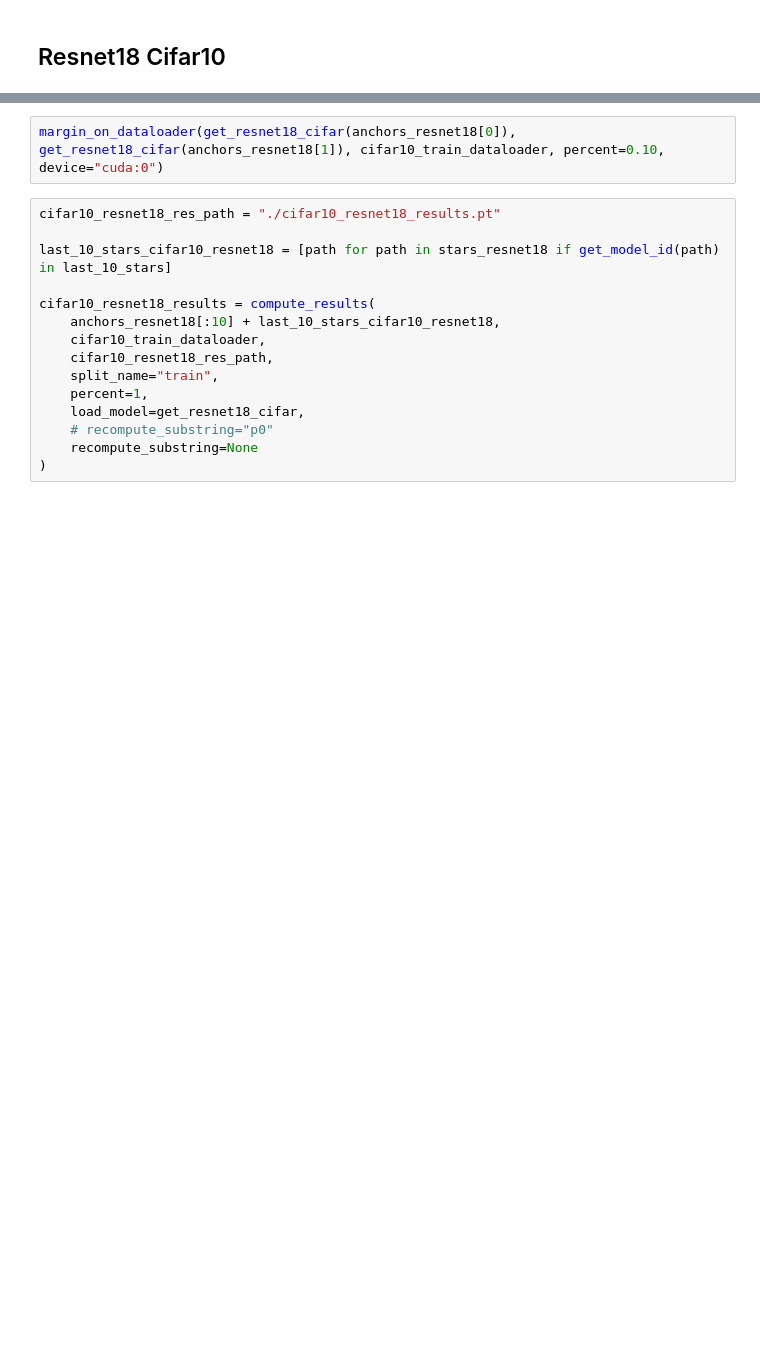
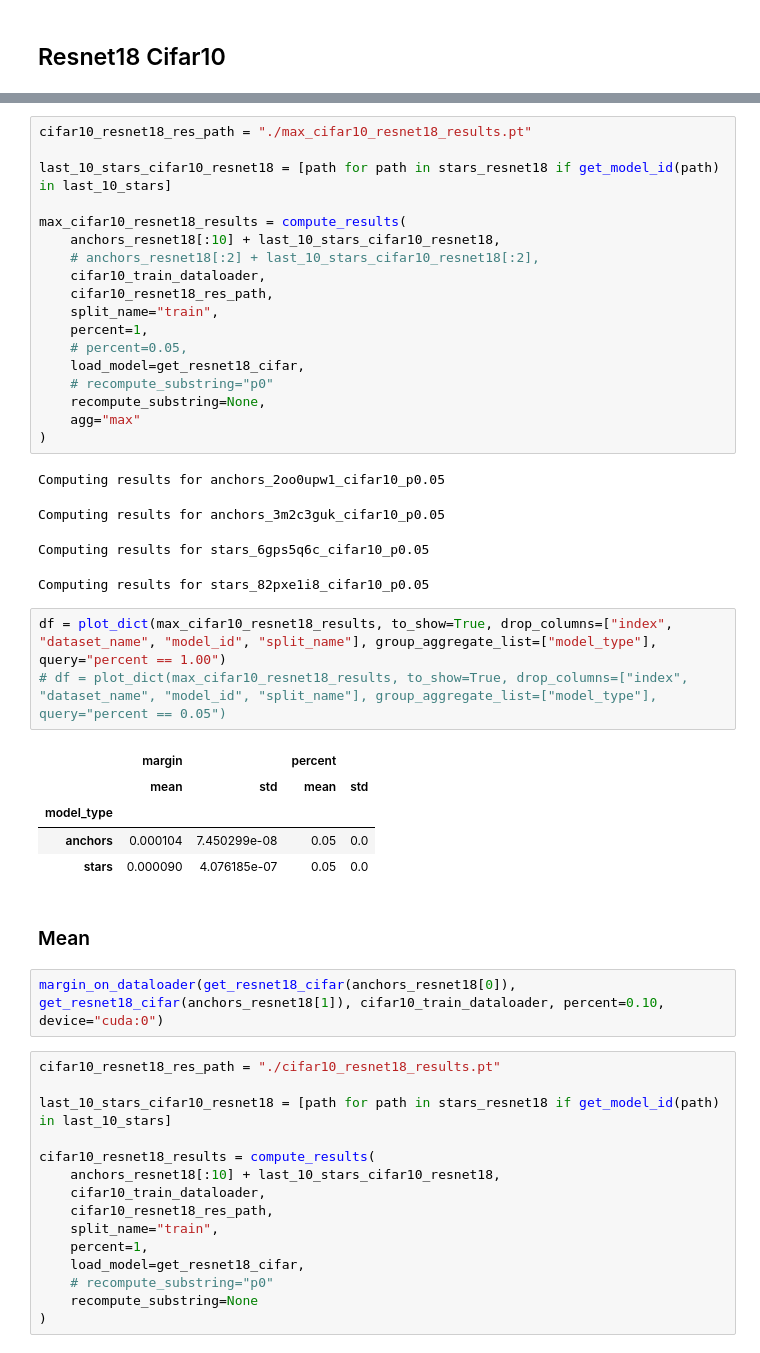
Before and after one commit to AlexanderRubinstein/starlight, a Jupyter notebook: notebooks/margin_exps.ipynb, the cells around one changed output, grey strips where cells are left out. Saved outputs shown, nothing was run; the diff lists cells and outputs as text; blank space fills up the shorter version.

```diff
--- a/notebooks/margin_exps.ipynb
+++ b/notebooks/margin_exps.ipynb
@@ -450,3 +516,37 @@ df = plot_dict(cifar100_resnet18_results, to_show=True, filter_dict={}, drop_col
+# %%
+cifar10_resnet18_res_path = "./max_cifar10_resnet18_results.pt"
+
+last_10_stars_cifar10_resnet18 = [path for path in stars_resnet18 if get_model_id(path) in last_10_stars]
+
+max_cifar10_resnet18_results = compute_results(
+    anchors_resnet18[:10] + last_10_stars_cifar10_resnet18,
+    # anchors_resnet18[:2] + last_10_stars_cifar10_resnet18[:2],
+    cifar10_train_dataloader,
+    cifar10_resnet18_res_path,
+    split_name="train",
+    percent=1,
+    # percent=0.05,
+    load_model=get_resnet18_cifar,
+    # recompute_substring="p0"
+    recompute_substring=None,
+    agg="max"
+)
+# %% [output]
+Computing results for anchors_2oo0upw1_cifar10_p0.05
+Computing results for anchors_3m2c3guk_cifar10_p0.05
+Computing results for stars_6gps5q6c_cifar10_p0.05
+Computing results for stars_82pxe1i8_cifar10_p0.05
+# %%
+df = plot_dict(max_cifar10_resnet18_results, to_show=True, drop_columns=["index", "dataset_name", "model_id", "split_name"], group_aggregate_list=["model_type"], query="percent == 1.00")
+# df = plot_dict(max_cifar10_resnet18_results, to_show=True, drop_columns=["index", "dataset_name", "model_id", "split_name"], group_aggregate_list=["model_type"], query="percent == 0.05")
+# %% [output]
+|  | margin |  | percent |  |
+|  | mean | std | mean | std |
+| model_type |  |  |  |  |
+| anchors | 0.000104 | 7.450299e-08 | 0.05 | 0.0 |
+| stars | 0.000090 | 4.076185e-07 | 0.05 | 0.0 |
+# %% [markdown]
+### Mean
 # %%
 margin_on_dataloader(get_resnet18_cifar(anchors_resnet18[0]), get_resnet18_cifar(anchors_resnet18[1]), cifar10_train_dataloader, percent=0.10, device="cuda:0")
 # %%
```
Also changed, not shown: parts of 15 cells of this notebook.
